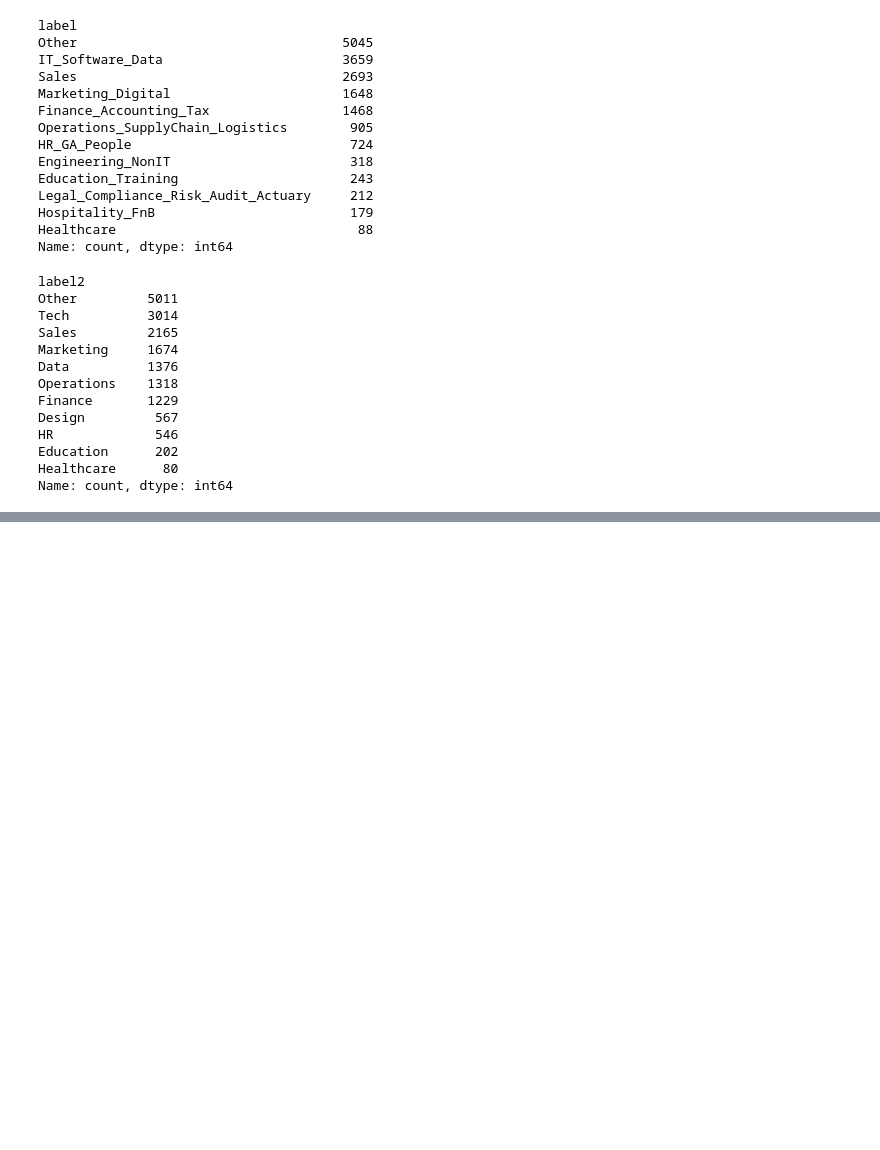
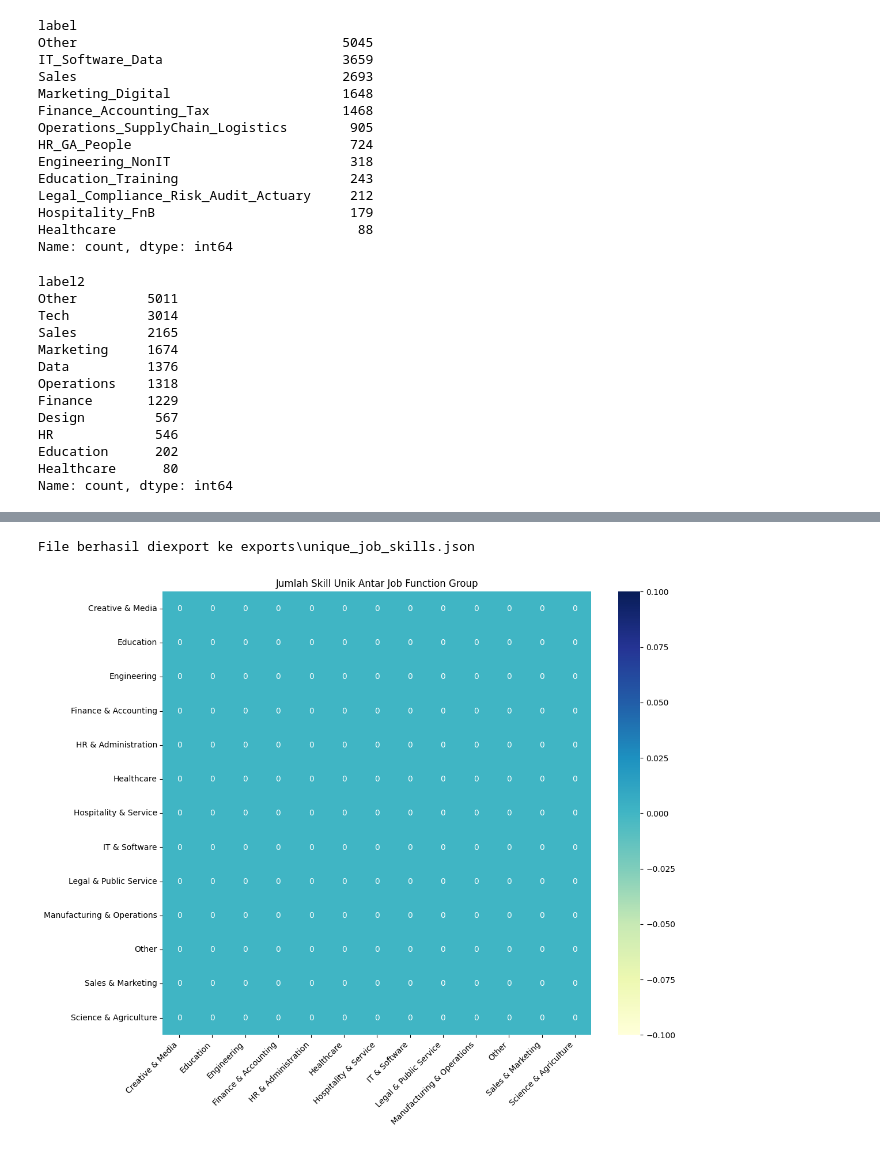
Before and after one commit to muhanangmahrub/Career-Path-Navigator, a Jupyter notebook: notebooks/akbar/modeling.ipynb, the cells around one changed output, grey strips where cells are left out. Drawn from its saved outputs; the diff is of its cells as text; code cells hidden in the pictures; blank space fills up the shorter version.

```diff
--- a/notebooks/akbar/modeling.ipynb
+++ b/notebooks/akbar/modeling.ipynb
@@ -497,0 +622,20 @@ Name: count, dtype: int64
+# %%
+import json
+from collections import Counter
+
+# 1️⃣ Baca JSON
+with open("exports/job_function_skills.json", "r", encoding="utf-8") as f:
+    job_skills = json.load(f)
+
+# 2️⃣ Hitung frekuensi semua skill
+all_skills = [skill for skills in job_skills.values() for skill in skills]
+skill_count = Counter(all_skills)
+
+# 3️⃣ Buat dictionary baru, hanya skill unik per job
+unique_skills = {}
+for job, skills in job_skills.items():
+    unique_skills[job] = [s for s in skills if skill_count[s] == 1]
+
+# 4️⃣ Cek hasil
+for job, skills in unique_skills.items():
+    print(f"{job}: {len(skills)} unique skills")
@@ -497,0 +656,45 @@ Name: count, dtype: int64
+# %%
+import os
+import json
+
+# Pastikan folder 'export' ada
+os.makedirs("exports", exist_ok=True)
+
+# Path lengkap file JSON
+file_path = os.path.join("exports", "unique_job_skills.json")
+
+# Export ke JSON
+
+# with open(file_path, "w", encoding="utf-8") as f:
+#     json.dump(unique_skills, f, ensure_ascii=False, indent=4)
+
+print(f"File berhasil diexport ke {file_path}")
+# %% [output]
+File berhasil diexport ke exports\unique_job_skills.json
+# %%
+import pandas as pd
+import seaborn as sns
+import matplotlib.pyplot as plt
+from itertools import combinations
+
+# Misal unique_skills sudah dari langkah sebelumnya
+# unique_skills = {job: [...]}
+
+# Buat matrix jumlah skill unik antar job
+jobs = list(unique_skills.keys())
+matrix = pd.DataFrame(0, index=jobs, columns=jobs)
+
+for job1, job2 in combinations(jobs, 2):
+    shared = set(unique_skills[job1]) & set(unique_skills[job2])
+    matrix.loc[job1, job2] = len(shared)
+    matrix.loc[job2, job1] = len(shared)
+
+# Heatmap
+plt.figure(figsize=(12,10))
+sns.heatmap(matrix, annot=True, fmt="d", cmap="YlGnBu")
+plt.title("Jumlah Skill Unik Antar Job Function Group")
+plt.xticks(rotation=45, ha='right')
+plt.yticks(rotation=0)
+plt.show()
+# %% [output]
+[figure, added]
```
Also changed, not shown: parts of 8 cells of this notebook, 2 other files.
